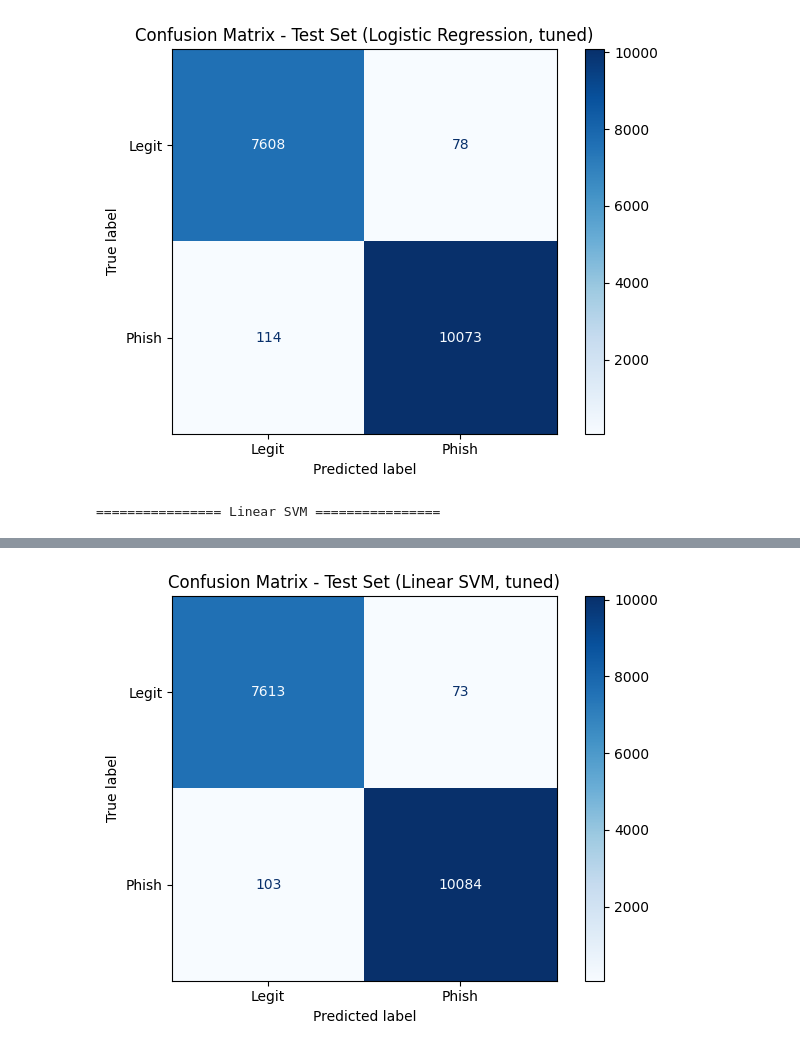
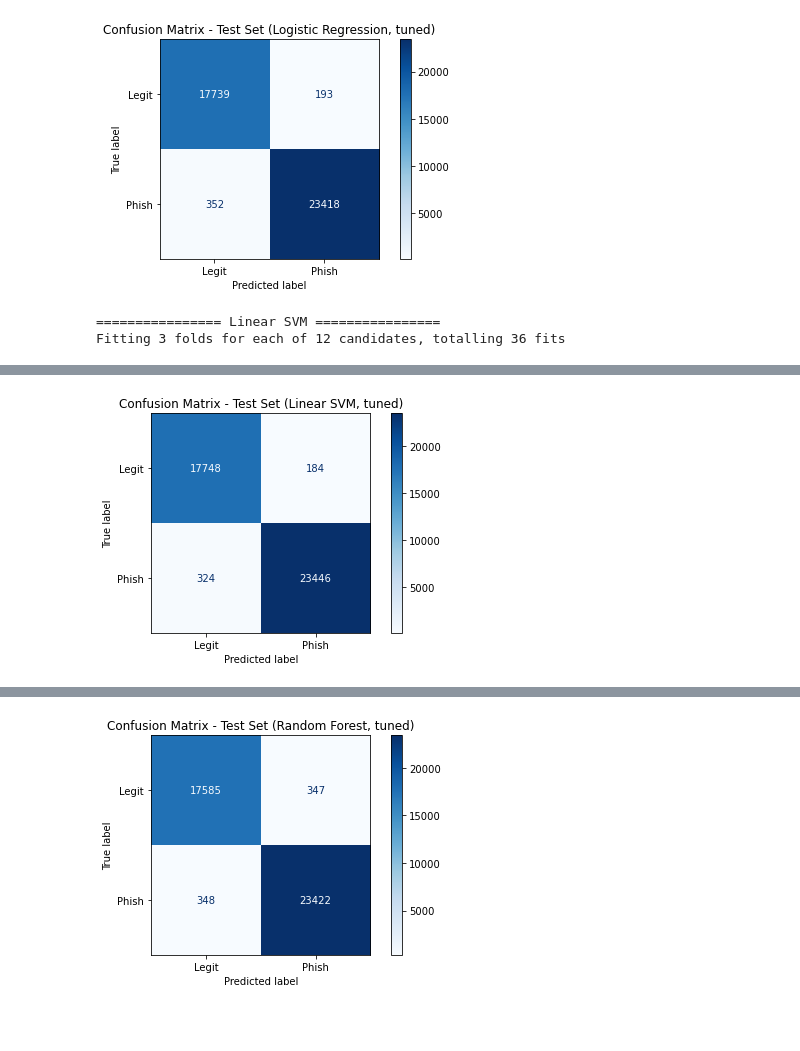
Before and after one commit to daria-koroleva/ml_project, a Jupyter notebook: traditional_models.ipynb, the cells around one changed output, grey strips where cells are left out. Drawn from its saved outputs; the diff is of its cells as text; code cells hidden in the pictures; blank space fills up the shorter version.

Commit message:
Add validation and connect traditional models to preprocessed train/val/test splits

```diff
--- a/traditional_models.ipynb
+++ b/traditional_models.ipynb
@@ -31,42 +30,36 @@ from sklearn.metrics import (
 )
 import matplotlib.pyplot as plt
 # %%
-df = pd.read_parquet("datasets/combined-datasetwithoutemptys.parquet")
+train_df = pd.read_csv("data/train.csv")
+test_df  = pd.read_csv("data/test.csv")
+val_df=pd.read_csv("data/val.csv")
 
-# Keep only what we need
-df = df[["text", "type", "word_count", "sentence_count", "words_per_sentence", "domain"]]
+print("Train shape:", train_df.shape)
+print("Test shape: ", test_df.shape)
+print("Validation shape: ",val_df.shape)
 
-# Encode label
-df["label"] = df["type"].map({"phishing": 1, "not phishing": 0})
+print("\nTrain label distribution:")
+print(train_df["label"].value_counts())
 
-print(df["label"].value_counts())
+print("\nValidation label distribution:")
+print(val_df["label"].value_counts())
 
-# Shuffle
-df = df.sample(frac=1, random_state=42).reset_index(drop=True)
+print("\nTest label distribution:")
+print(test_df["label"].value_counts())
 
-# 70% train, 30% temp
-train_df, temp_df = train_test_split(
-    df,
-    test_size=0.30,
-    stratify=df["label"],
-    random_state=42
-)
+# 2) Define X / y for training,testing and validation
+feature_cols = ["text", "word_count", "sentence_count", "words_per_sentence", "domain"]
+Xtr = train_df[feature_cols].copy()
+ytr = train_df["label"].astype(int)
 
-# 30% → 15% val, 15% test
-val_df, test_df = train_test_split(
-    temp_df,
-    test_size=0.50,
-    stratify=temp_df["label"],
-    random_state=42
-)
+Xte = test_df[feature_cols].copy()
+yte = test_df["label"].astype(int)
 
-print(len(train_df), len(val_df), len(test_df))
+Xva=val_df[feature_cols].copy()
+yva=val_df["label"].astype(int)
 
-Xtr, ytr = train_df.drop(columns=["type", "label"]), train_df["label"]
-Xva, yva = val_df.drop(columns=["type", "label"]), val_df["label"]
-Xte, yte = test_df.drop(columns=["type", "label"]), test_df["label"]
-
-
+print("Xtr columns:", Xtr.columns.tolist())
+print("Xtr shape:", Xtr.shape)
 
 # === Columns ===
 text_col = "text"
@@ -142,13 +135,6 @@ for name, clf in models.items():
         ("clf", clf)
     ])
 
-    # --- Quick baseline on validation (optional, before tuning) ---
-    base_pipe.fit(Xtr, ytr)
-    val_pred = base_pipe.predict(Xva)
-    print("Baseline Validation F1:", f1_score(yva, val_pred))
-    print("Baseline Validation report:")
-    print(classification_report(yva, val_pred, digits=3))
-
     # --- Grid search for this model ---
     grid = param_grids[name]
     gs = GridSearchCV(
@@ -167,11 +153,6 @@ for name, clf in models.items():
     # Use best model
     best_pipe = gs.best_estimator_
 
-    # Validation with tuned model
-    val_pred = best_pipe.predict(Xva)
-    print("Tuned Validation F1:", f1_score(yva, val_pred))
-    print("Tuned Validation report:")
-    print(classification_report(yva, val_pred, digits=3))
 
     # Test with tuned model
     test_pred = best_pipe.predict(Xte)
@@ -208,2 +189,3 @@ weighted avg      0.989     0.989     0.989     17873
-[figure, old version]
+[figure, new version]
 ================ Linear SVM ================
+Fitting 3 folds for each of 12 candidates, totalling 36 fits
@@ -221,0 +204 @@ Fitting 3 folds for each of 12 candidates, totalling 36 fits
+[figure, new version]
@@ -239 +219 @@ weighted avg      0.990     0.990     0.990     17873
-[figure, old version]
+[figure, new version]
```
Also changed, not shown: parts of 11 cells of this notebook.
